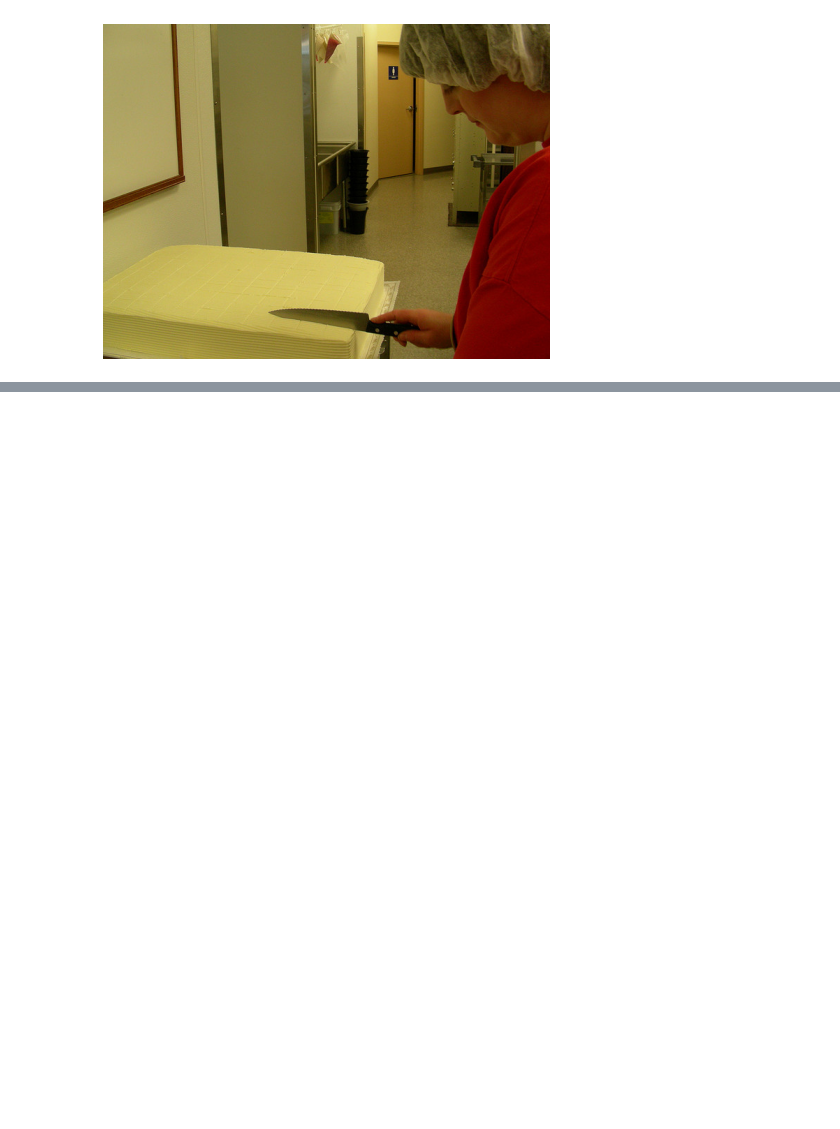
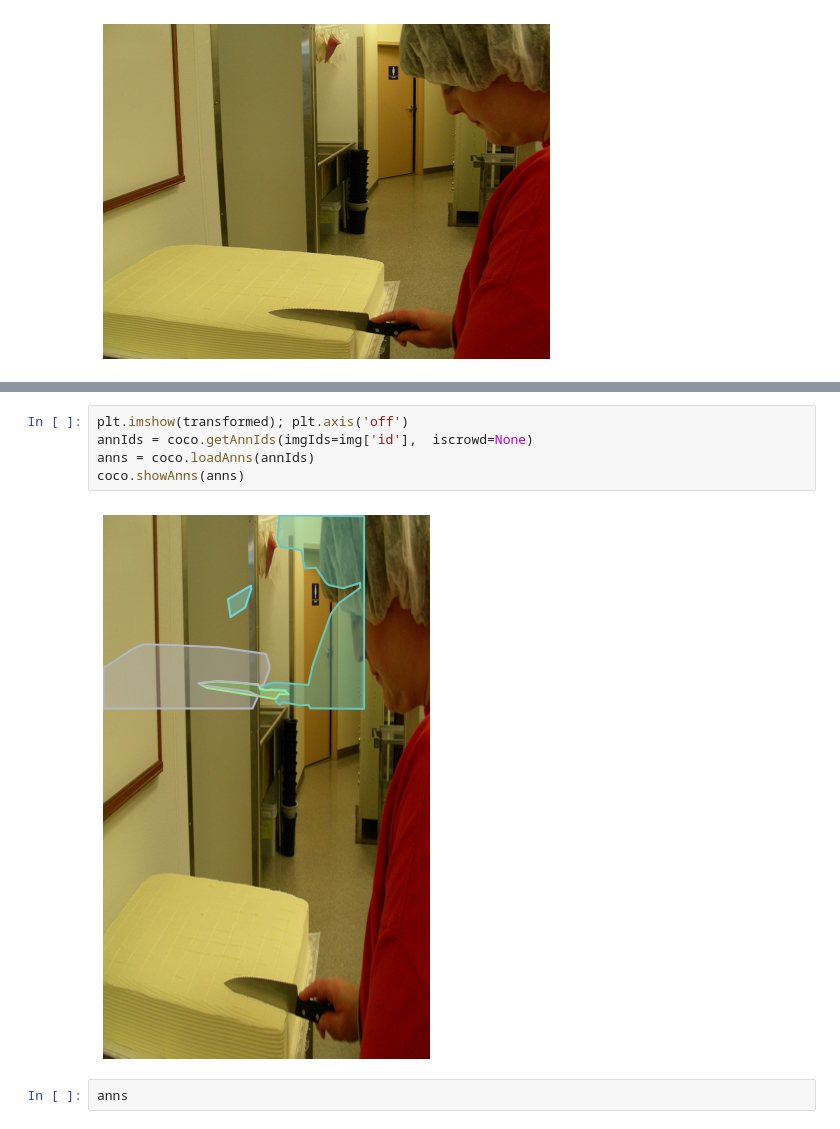
Before and after one commit to tlminhkhoa/SOLO-implementation, a Jupyter notebook: Dataset.ipynb, the cells around one changed output, grey strips where cells are left out. Drawn from its saved outputs; the diff is of its cells as text; blank space fills up the shorter version.

```diff
--- a/Dataset.ipynb
+++ b/Dataset.ipynb
@@ -134,0 +162,9 @@ coco.showAnns(anns)
+# %%
+plt.imshow(transformed); plt.axis('off')
+annIds = coco.getAnnIds(imgIds=img['id'],  iscrowd=None)
+anns = coco.loadAnns(annIds)
+coco.showAnns(anns)
+# %% [output]
+[figure, added]
+# %%
+anns
```
Also changed, not shown: parts of 14 cells of this notebook, 2 other files.
